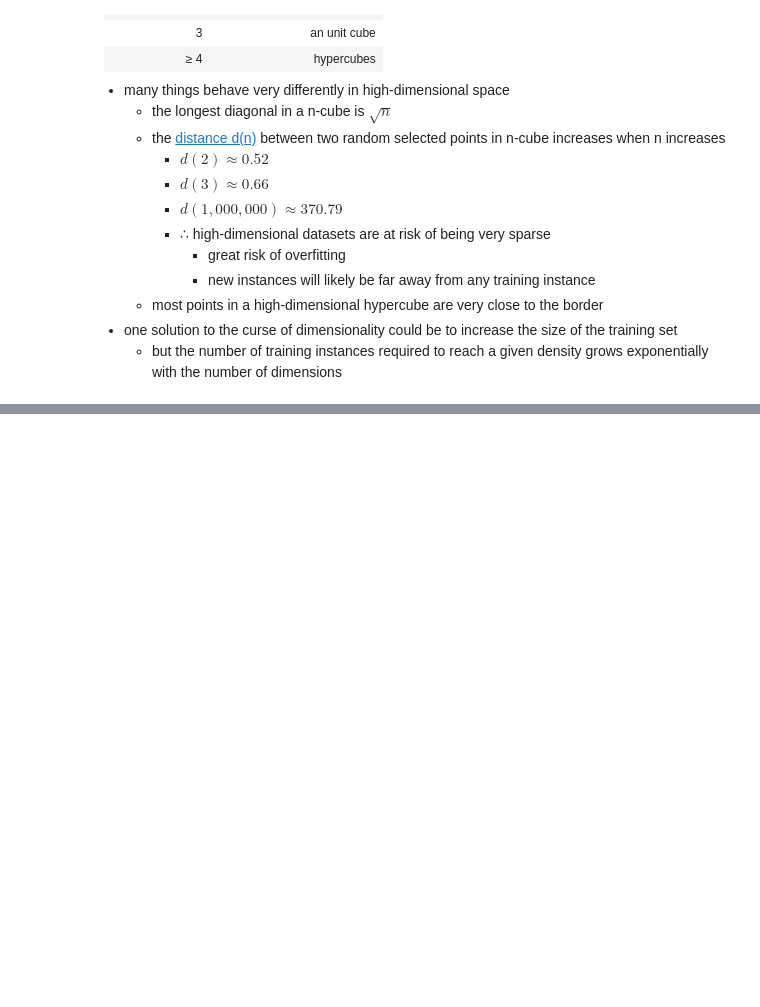
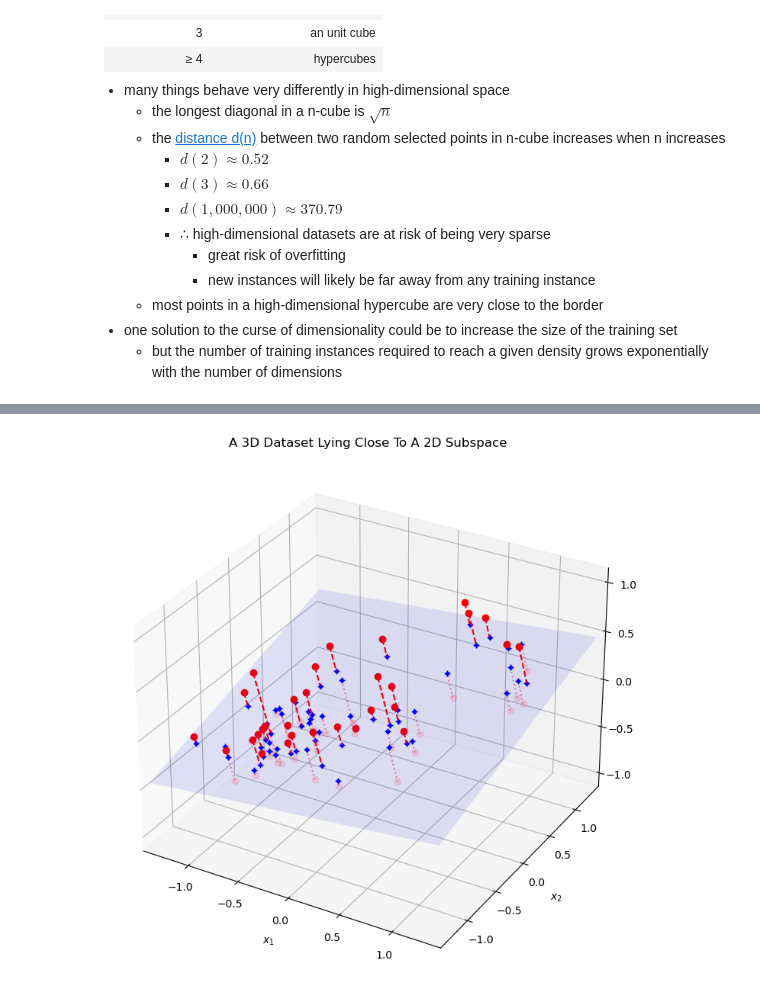
Before and after one commit to ufidon/ml, a Jupyter notebook: mod4/dr.ipynb, the cells around one changed output, grey strips where cells are left out. Cells and saved outputs as stored; diff of their text form; code cells hidden in the pictures; blank space fills up the shorter version.

```diff
--- a/mod4/dr.ipynb
+++ b/mod4/dr.ipynb
@@ -105,0 +92,68 @@ plt.imshow(np.reshape(X[:1],(8,8)))
+# %%
+# 1. A 3D dataset lying close to a 2D subspace
+
+from sklearn.decomposition import PCA
+from scipy.spatial.transform import Rotation
+
+m = 60
+X = np.zeros((m, 3))  # initialize 3D dataset
+np.random.seed(42)
+angles = (np.random.rand(m) ** 3 + 0.5) * 2 * np.pi  # uneven distribution
+X[:, 0], X[:, 1] = np.cos(angles), np.sin(angles) * 0.5  # oval
+X += 0.28 * np.random.randn(m, 3)  # add more noise
+X = Rotation.from_rotvec([np.pi / 29, -np.pi / 20, np.pi / 4]).apply(X)
+X += [0.2, 0, 0.2]  # shift a bit
+
+pca = PCA(n_components=2)
+X2D = pca.fit_transform(X)  # dataset reduced to 2D
+X3D_inv = pca.inverse_transform(X2D)  # 3D position of the projected samples
+X_centered = X - X.mean(axis=0)
+U, s, Vt = np.linalg.svd(X_centered)
+
+axis = [-1.4, 1.4, -1.4, 1.4, -1.1, 1.1]
+x1, x2 = np.meshgrid(np.linspace(axis[0], axis[1], 10),
+                     np.linspace(axis[2], axis[3], 10))
+w1, w2 = np.linalg.solve(Vt[:2, :2], Vt[:2, 2])  # projection plane coefs
+z = w1 * (x1 - pca.mean_[0]) + w2 * (x2 - pca.mean_[1]) - pca.mean_[2]  # plane
+X3D_above = X[X[:, 2] >= X3D_inv[:, 2]]  # samples above plane
+X3D_below = X[X[:, 2] < X3D_inv[:, 2]]  # samples below plane
+
+fig, ax = plt.subplots(figsize=(9, 9), subplot_kw={'projection': '3d'})
+
+# plot samples and projection lines below plane first
+ax.plot(X3D_below[:, 0], X3D_below[:, 1], X3D_below[:, 2], "ro", alpha=0.1)
+for i in range(m):
+    if X[i, 2] < X3D_inv[i, 2]:
+        ax.plot([X[i][0], X3D_inv[i][0]],
+                [X[i][1], X3D_inv[i][1]],
+                [X[i][2], X3D_inv[i][2]], ":", color="#F88")
+
+ax.plot_surface(x1, x2, z, alpha=0.1, color="b")  # projection plane
+ax.plot(X3D_inv[:, 0], X3D_inv[:, 1], X3D_inv[:, 2], "b+")  # projected samples
+ax.plot(X3D_inv[:, 0], X3D_inv[:, 1], X3D_inv[:, 2], "b.")
+
+# now plot projection lines and samples above plane
+for i in range(m):
+    if X[i, 2] >= X3D_inv[i, 2]:
+        ax.plot([X[i][0], X3D_inv[i][0]],
+                [X[i][1], X3D_inv[i][1]],
+                [X[i][2], X3D_inv[i][2]], "r--")
+
+ax.plot(X3D_above[:, 0], X3D_above[:, 1], X3D_above[:, 2], "ro")
+
+def set_xyz_axes(ax, axis):
+    ax.xaxis.set_rotate_label(False)
+    ax.yaxis.set_rotate_label(False)
+    ax.zaxis.set_rotate_label(False)
+    ax.set_xlabel("$x_1$", labelpad=8, rotation=0)
+    ax.set_ylabel("$x_2$", labelpad=8, rotation=0)
+    ax.set_zlabel("$x_3$", labelpad=8, rotation=0)
+    ax.set_xlim(axis[0:2])
+    ax.set_ylim(axis[2:4])
+    ax.set_zlim(axis[4:6])
+
+set_xyz_axes(ax, axis)
+ax.set_title('A 3D Dataset Lying Close To A 2D Subspace')
+ax.set_zticks([-1, -0.5, 0, 0.5, 1]);
+# %% [output]
+[figure, added]
```
Also changed, not shown: parts of 28 cells of this notebook, 1 other file.
